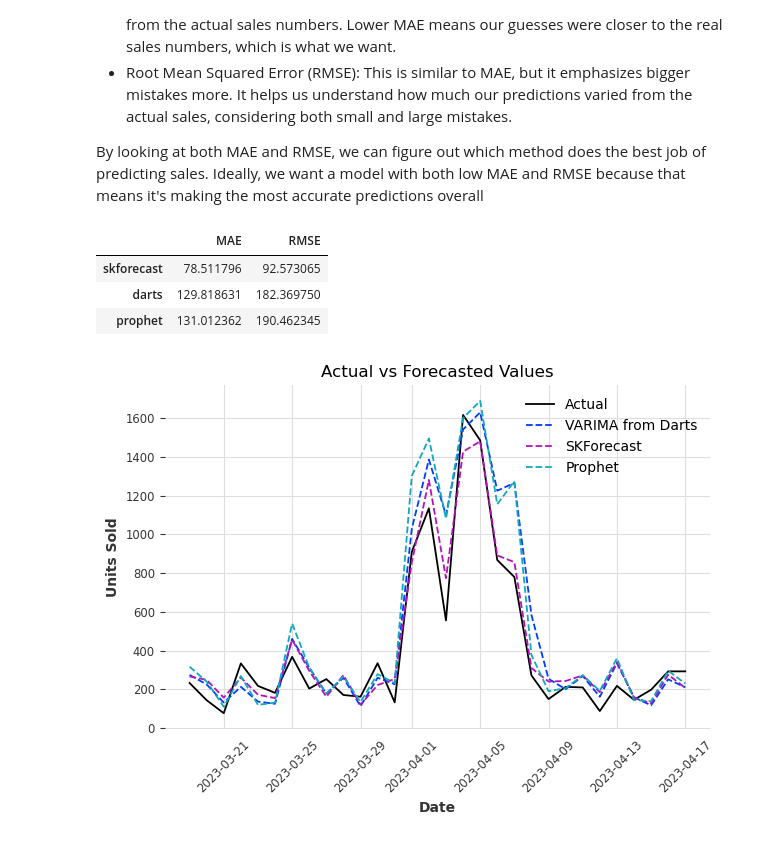
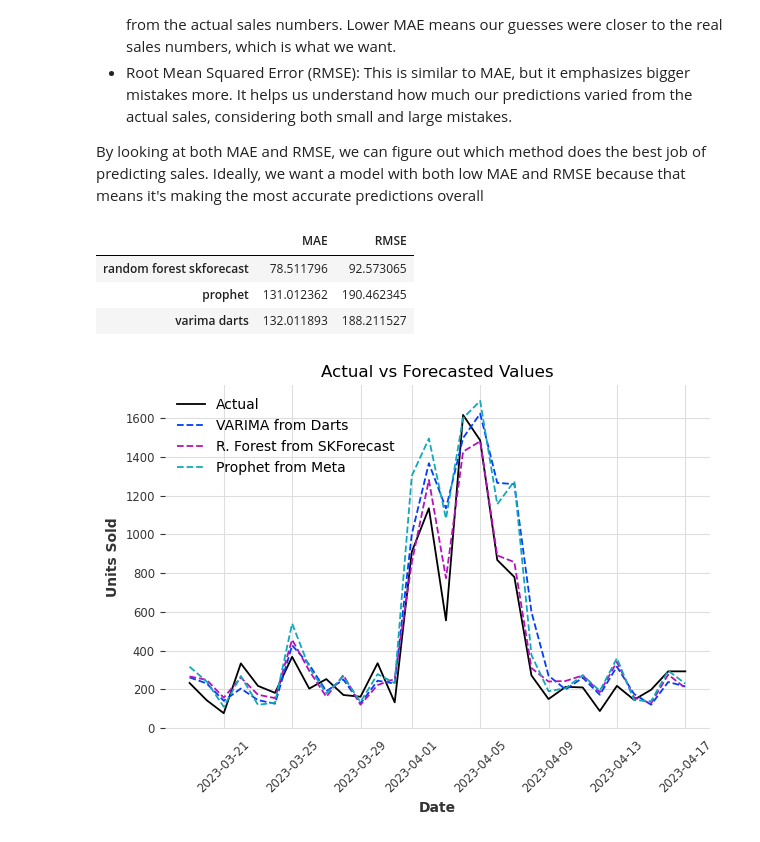
Before and after one commit to algerza/ecommerce_time_series_forecast, a Jupyter notebook: ecommerce_forecasting_three_models.ipynb, the cells around one changed output. Cells and saved outputs as stored; diff of their text form; code cells hidden in the pictures.

```diff
--- a/ecommerce_forecasting_three_models.ipynb
+++ b/ecommerce_forecasting_three_models.ipynb
@@ -138,7 +211,7 @@ data_train_selected = data_train[['date', 'users', 'units_sold', 'sessions',
                                   'clicks', 'impressions', 'click_through_rate', 'avg_time_on_page']]
 
 # Converting dataframe to a time series
-series = TimeSeries.from_dataframe(data_train_selected, 'date', ['units_sold', 'users', 'sessions',
+series = TimeSeries.from_dataframe(data_train_selected, 'date', ['units_sold', 'users', 'sessions', 'impressions',
                                                                  'avg_time_on_page', 'click_through_rate'])
 
 # Since we want to be more accurate on our forecasts and explain what impacts our predictions,
@@ -163,12 +236,12 @@ forecast_values = pred.univariate_component('units_sold').values()
 actual_data = data_test.tail(periods_to_predict)['units_sold'].values
 
 # Calculating metrics to evaluate model performance
-mae_darts = mean_absolute_error(actual_data, forecast_values)
-rmse_darts = np.sqrt(mean_squared_error(actual_data, forecast_values))
+mae_varima_darts = mean_absolute_error(actual_data, forecast_values)
+rmse_varima_darts = np.sqrt(mean_squared_error(actual_data, forecast_values))
 
 # Print results
-print("mean_absolute_error:", mae_darts)
-print("mean_squared_error:", rmse_darts)
+print("mean_absolute_error:", mae_varima_darts)
+print("mean_squared_error:", rmse_varima_darts)
 
 # Extracting dates for x-axis
 dates = pd.to_datetime(data_test.tail(periods_to_predict)['date'])
@@ -444,13 +521,13 @@ By looking at both MAE and RMSE, we can figure out which method does the best jo
 model_error_comparison = {
     'MAE': {
         'prophet': mae_prophet,
-        'skforecast': mae_skforecast,
-        'darts': mae_darts
+        'random forest skforecast': mae_random_forest_skforecast,
+        'varima darts': mae_varima_darts
     },
     'RMSE': {
         'prophet': rmse_prophet,
-        'skforecast': rmse_skforecast,
-        'darts': rmse_darts
+        'random forest skforecast': rmse_random_forest_skforecast,
+        'varima darts': rmse_varima_darts
     }
 }
 
@@ -459,29 +536,29 @@ model_error_comparison = pd.DataFrame(model_error_comparison).sort_values(by='MA
 model_error_comparison
 # %% [output]
 |  | MAE | RMSE |
-| skforecast | 78.511796 | 92.573065 |
-| darts | 129.818631 | 182.369750 |
+| random forest skforecast | 78.511796 | 92.573065 |
 | prophet | 131.012362 | 190.462345 |
+| varima darts | 132.011893 | 188.211527 |
 # %%
 # Extracting dates for x-axis
 dates = pd.to_datetime(data_test.tail(periods_to_predict)['date'])
 
 # Plotting actual values
 plt.plot(dates, actual_data, label='Actual')
 
 # Plotting forecasted values for each model
-plt.plot(dates, forecast_values, label='VARIMA', linestyle='dashed')
-plt.plot(dates, predictions, label='SKForecast', linestyle='dashed')
-plt.plot(dates, forecast_values_prophet, label='Prophet', linestyle='dashed')
+plt.plot(dates, forecast_values, label='VARIMA from Darts', linestyle='dashed')
+plt.plot(dates, predictions, label='R. Forest from SKForecast', linestyle='dashed')
+plt.plot(dates, forecast_values_prophet, label='Prophet from Meta', linestyle='dashed')
 
 # Show chart with all forecasts
 plt.xlabel('Date')
 plt.ylabel('Units Sold')
 plt.title('Actual vs Forecasted Values')
 plt.legend()
 plt.xticks(rotation=45)  # Rotate x-axis labels for better readability
 plt.tight_layout()  # Adjust layout to prevent overlapping labels
 plt.show()
 # %% [output]
-[figure, old version]
+[figure, new version]
 # %% [markdown]
```
Also changed, not shown: parts of 9 cells of this notebook.
